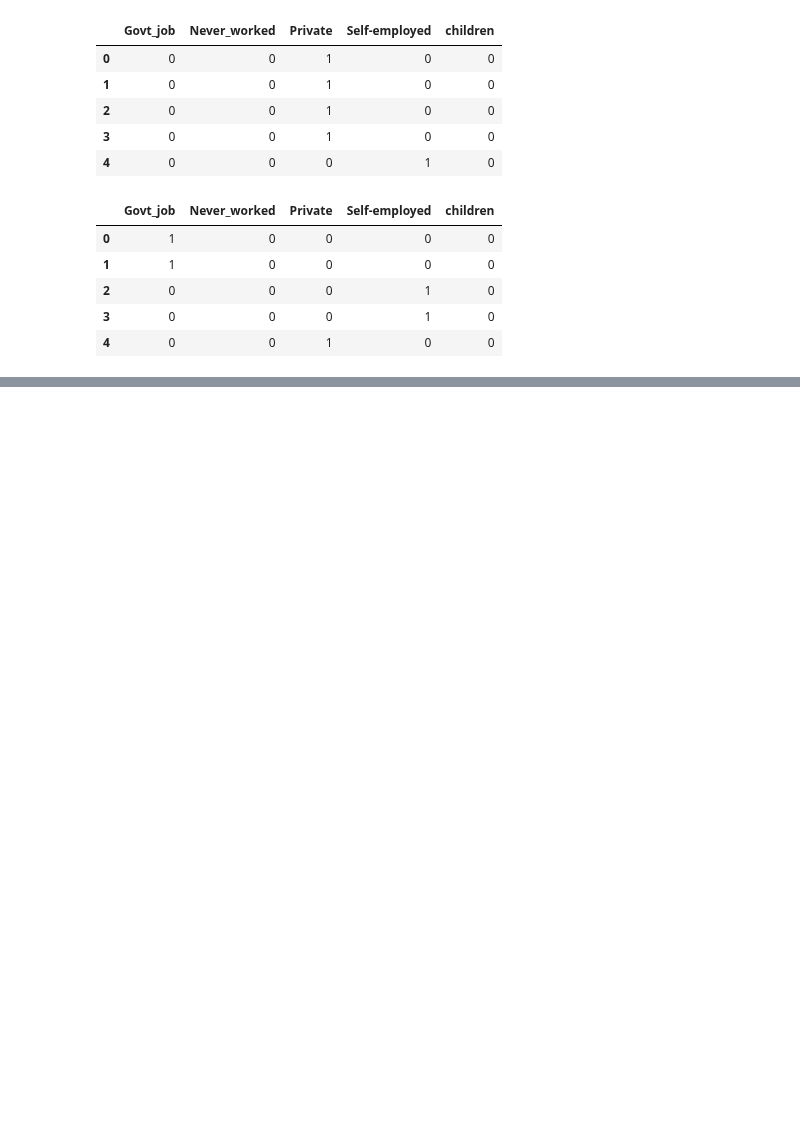
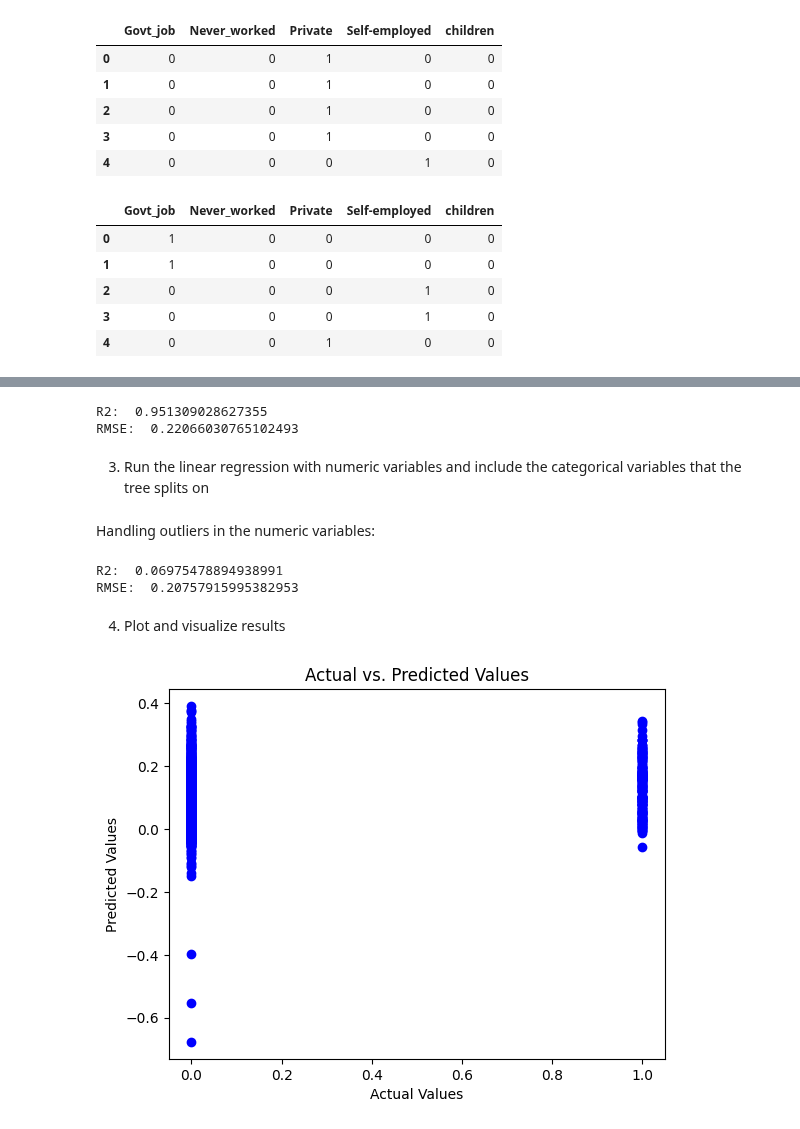
Before and after one commit to DS3001/group14, a Jupyter notebook: project_2/SabrinaModel2.ipynb, the cells around one changed output, grey strips where cells are left out. Cells and saved outputs as stored; diff of their text form; code cells hidden in the pictures; blank space fills up the shorter version.

```diff
--- a/project_2/SabrinaModel2.ipynb
+++ b/project_2/SabrinaModel2.ipynb
@@ -148,0 +205,13 @@ X_test_categ_oh.head()
+# %%
+#Checking current metrics
+print('R2: ', cart.score(X_test_categ_oh, y_test)) # R squared measure
+tree_predictions = cart.predict(X_test_categ_oh)
+N = len(y_test)
+print('RMSE: ', (np.sum( (y_test - tree_predictions)**2)/N )**.5 )   # R squared measure
+# %% [output]
+R2:  0.951309028627355
+RMSE:  0.22066030765102493
+# %% [markdown]
+3. Run the linear regression with numeric variables and include the categorical variables that the tree splits on
+# %% [markdown]
+Handling outliers in the numeric variables:
@@ -148,0 +221,51 @@ X_test_categ_oh.head()
+# %%
+## Linear Model
+from sklearn.linear_model import LinearRegression # Import linear regression model
+from sklearn.preprocessing import PolynomialFeatures
+
+
+expander = PolynomialFeatures(degree=2,include_bias=False) # Create the expander
+Z = expander.fit_transform(X_train_numeric) # Pass the df into the expander to get powers/interactions of x and y
+names = expander.get_feature_names_out() # Get the names of these variables
+continuous = pd.DataFrame(data=Z, columns = names) # Create a new, expanded dataframe
+
+dummies = pd.concat([ pd.get_dummies(X_train['work_type'],dtype='int',drop_first=True),
+                      pd.get_dummies(X_train['Residence_type'],dtype='int',drop_first=True),
+                      pd.get_dummies(X_train['smoking_status'],dtype='int',drop_first=True),
+                      MarriedDF_train],axis=1)
+
+Z_train = pd.concat([continuous,dummies],axis=1)
+
+
+expander = PolynomialFeatures(degree=2,include_bias=False) # Create the expander
+Z = expander.fit_transform(X_test_numeric) # Pass the df into the expander to get powers/interactions of x and y
+names = expander.get_feature_names_out() # Get the names of these variables
+continuous = pd.DataFrame(data=Z, columns = names) # Create a new, expanded dataframe
+
+dummies = pd.concat([ pd.get_dummies(X_test['work_type'],dtype='int',drop_first=True),
+                      pd.get_dummies(X_test['Residence_type'],dtype='int',drop_first=True),
+                      pd.get_dummies(X_test['smoking_status'],dtype='int',drop_first=True),
+                      MarriedDF_test],axis=1)
+
+Z_test = pd.concat([continuous,dummies],axis=1)
+
+# Fit the model and get the R2 measure:
+reg = LinearRegression().fit(Z_train, y_train) # Fit the linear model
+print('R2: ', reg.score(Z_test, y_test)) # R squared measure
+y_hat = reg.predict(Z_test)
+N = len(y_test)
+print('RMSE: ', (np.sum( (y_test - y_hat)**2)/N )**.5 )   # R squared measure
+# %% [output]
+R2:  0.06975478894938991
+RMSE:  0.20757915995382953
+# %% [markdown]
+4. Plot and visualize results
+# %%
+#Plot test against predicted values
+plt.scatter(y_test, y_hat, color='blue')
+plt.xlabel('Actual Values')
+plt.ylabel('Predicted Values')
+plt.title('Actual vs. Predicted Values')
+plt.show()
+# %% [output]
+[figure, added]
```
Also changed, not shown: parts of 10 cells of this notebook.
